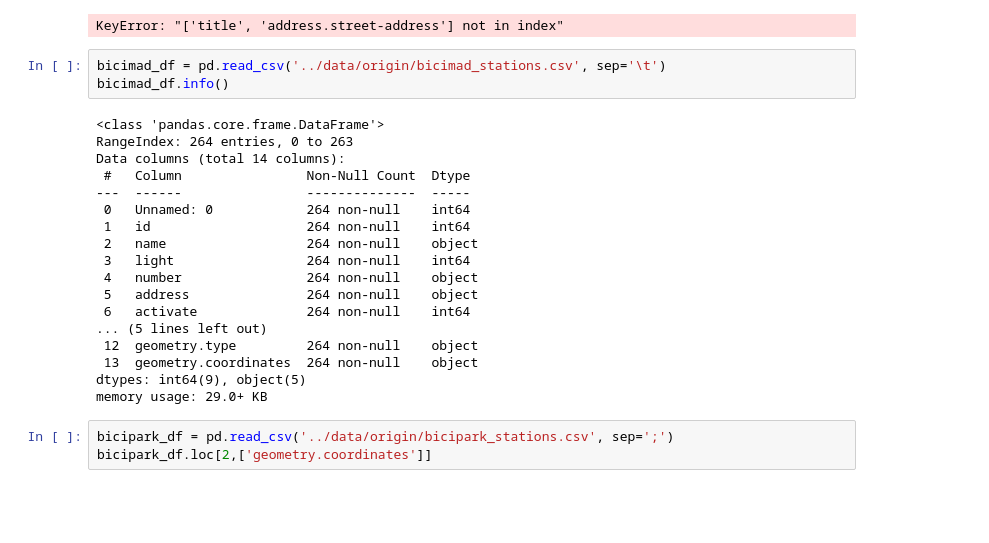
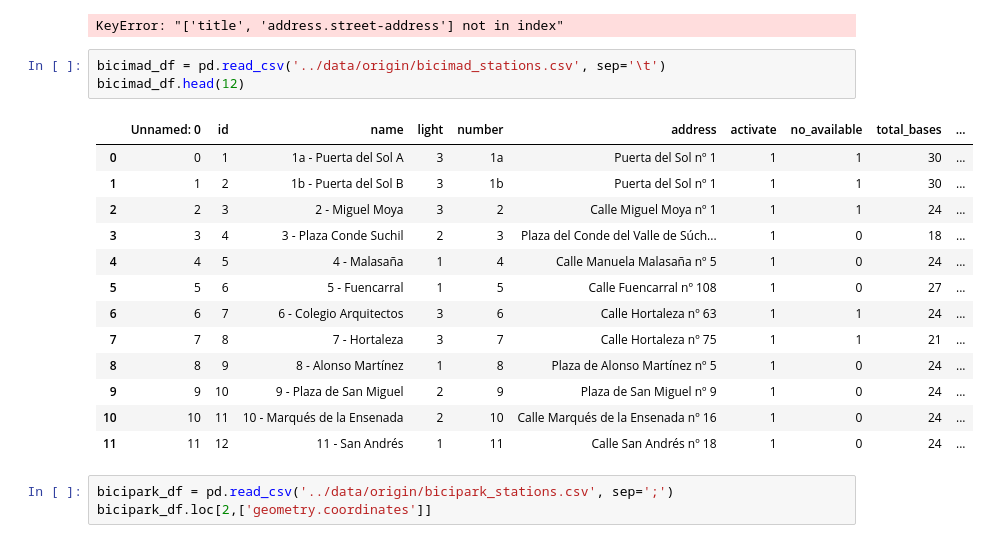
Before and after one commit to Rodrigo-Coloma/ih_datamadpt0923_project_m1, a Jupyter notebook: notebooks/dev_notebook_.ipynb, the cells around one changed output. Saved outputs shown, nothing was run; the diff lists cells and outputs as text; blank space fills up the shorter version.

```diff
--- a/notebooks/dev_notebook_.ipynb
+++ b/notebooks/dev_notebook_.ipynb
@@ -44,25 +50,21 @@ interest_df
 KeyError: "['title', 'address.street-address'] not in index"
 # %%
 bicimad_df = pd.read_csv('../data/origin/bicimad_stations.csv', sep='\t')
-bicimad_df.info()
+bicimad_df.head(12)
 # %% [output]
-<class 'pandas.core.frame.DataFrame'>
-RangeIndex: 264 entries, 0 to 263
-Data columns (total 14 columns):
- #   Column                Non-Null Count  Dtype
----  ------                --------------  -----
- 0   Unnamed: 0            264 non-null    int64
- 1   id                    264 non-null    int64
- 2   name                  264 non-null    object
- 3   light                 264 non-null    int64
- 4   number                264 non-null    object
- 5   address               264 non-null    object
- 6   activate              264 non-null    int64
-... (5 lines left out)
- 12  geometry.type         264 non-null    object
- 13  geometry.coordinates  264 non-null    object
-dtypes: int64(9), object(5)
-memory usage: 29.0+ KB
+|  | Unnamed: 0 | id | name | light | number | address | activate | no_available | total_bases | ... |
+| 0 | 0 | 1 | 1a - Puerta del Sol A | 3 | 1a | Puerta del Sol nº 1 | 1 | 1 | 30 | ... |
+| 1 | 1 | 2 | 1b - Puerta del Sol B | 3 | 1b | Puerta del Sol nº 1 | 1 | 1 | 30 | ... |
+| 2 | 2 | 3 | 2 - Miguel Moya | 3 | 2 | Calle Miguel Moya nº 1 | 1 | 1 | 24 | ... |
+| 3 | 3 | 4 | 3 - Plaza Conde Suchil | 2 | 3 | Plaza del Conde del Valle de Súch... | 1 | 0 | 18 | ... |
+| 4 | 4 | 5 | 4 - Malasaña | 1 | 4 | Calle Manuela Malasaña nº 5 | 1 | 0 | 24 | ... |
+| 5 | 5 | 6 | 5 - Fuencarral | 1 | 5 | Calle Fuencarral nº 108 | 1 | 0 | 27 | ... |
+| 6 | 6 | 7 | 6 - Colegio Arquitectos | 3 | 6 | Calle Hortaleza nº 63 | 1 | 1 | 24 | ... |
+| 7 | 7 | 8 | 7 - Hortaleza | 3 | 7 | Calle Hortaleza nº 75 | 1 | 1 | 21 | ... |
+| 8 | 8 | 9 | 8 - Alonso Martínez | 1 | 8 | Plaza de Alonso Martínez nº 5 | 1 | 0 | 24 | ... |
+| 9 | 9 | 10 | 9 - Plaza de San Miguel | 2 | 9 | Plaza de San Miguel nº 9 | 1 | 0 | 24 | ... |
+| 10 | 10 | 11 | 10 - Marqués de la Ensenada | 2 | 10 | Calle Marqués de la Ensenada nº 16 | 1 | 0 | 24 | ... |
+| 11 | 11 | 12 | 11 - San Andrés | 1 | 11 | Calle San Andrés nº 18 | 1 | 0 | 24 | ... |
 # %%
 bicipark_df = pd.read_csv('../data/origin/bicipark_stations.csv', sep=';')
 bicipark_df.loc[2,['geometry.coordinates']]
```
Also changed, not shown: parts of 29 cells of this notebook, 16 other files.
